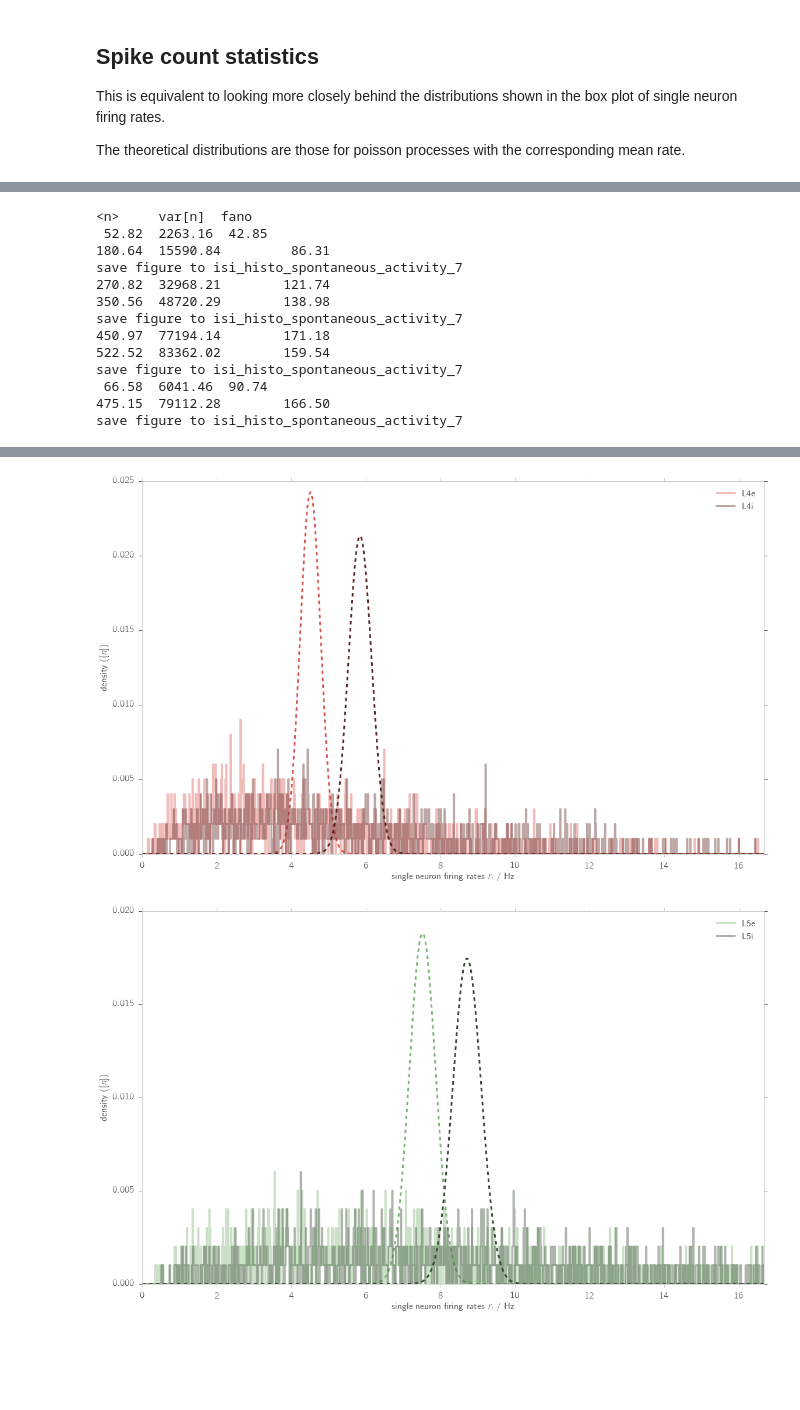
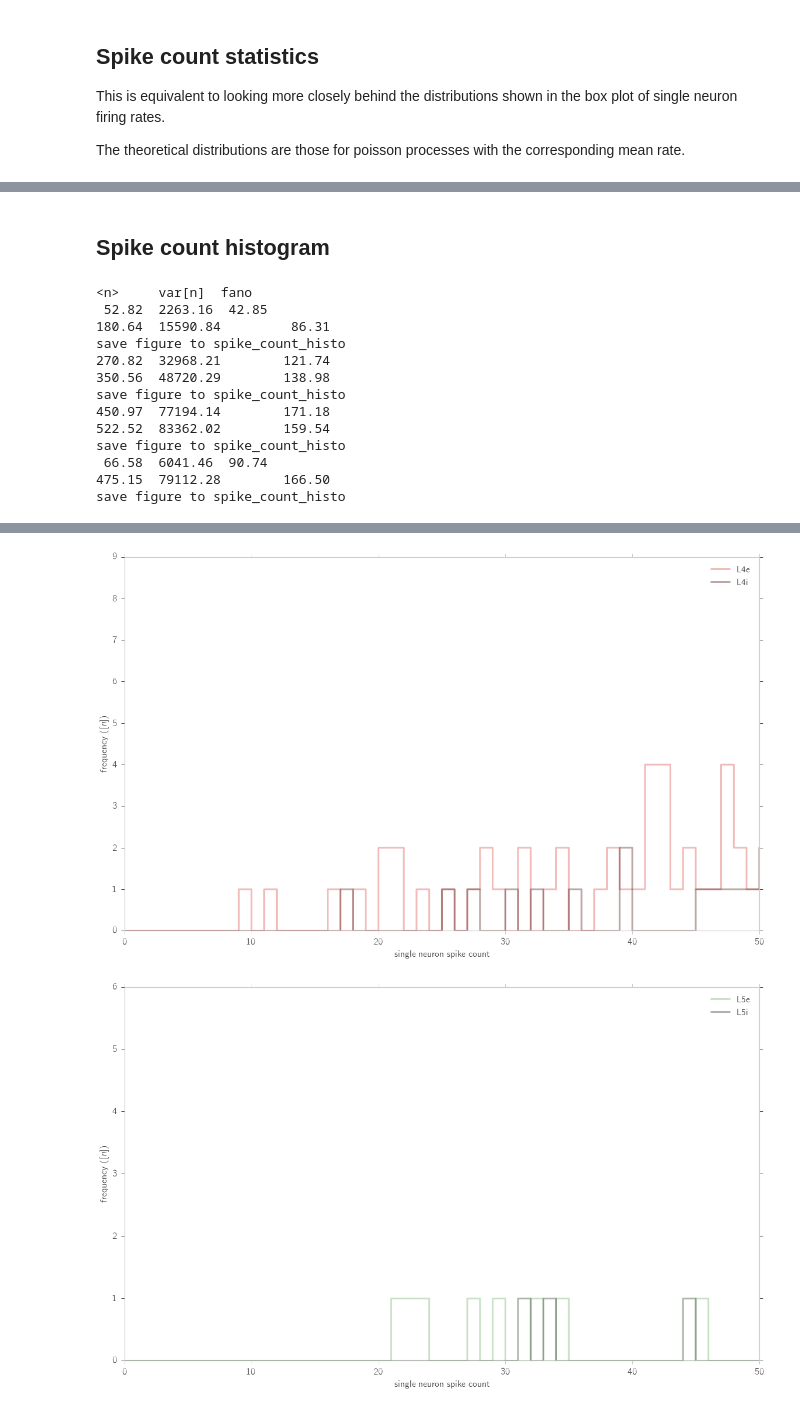
Before and after one commit to frschu/microcircuit, a Jupyter notebook: analysis/spike_count_statistics.ipynb, the cells around one changed output, grey strips where cells are left out. Cells and saved outputs as stored; diff of their text form; code cells hidden in the pictures; blank space fills up the shorter version.

```diff
--- a/analysis/spike_count_statistics.ipynb
+++ b/analysis/spike_count_statistics.ipynb
@@ -247,7 +226,7 @@ def plot_CV_ISI(ax, path_res_file, reverse_order=True):
         yticklabels = yticklabels[::-1]
     ylim = (0, n_populations)
 
-    ax.set_xlabel('CV of interspike intervals / Hz')
+    ax.set_xlabel('Mean CV of interspike intervals')
     ax.set_yticks(yticks)
     ax.set_yticklabels(yticklabels)
     ax.set_ylim(*ylim)
@@ -298,7 +277,8 @@ for i, sli in enumerate([False, True]):
 
     # Rates
     ax1 = hf.add_subplot(fig, n_rows_cols=(3, 2), index_row_col=(0, i), rowspan=1, colspan=1)
-    plot_rates(ax1, path_res_file, n_spikes_recorded=1000)
+    #plot_single_rates(ax1, path_res_file, n_spikes_recorded=1000)
+    plot_rates_mean(ax1, path_res_file)
     # CV of interspike interval (ISI)
     ax2 = hf.add_subplot(fig, n_rows_cols=(3, 2), index_row_col=(1, i), rowspan=1, colspan=1)
     plot_CV_ISI(ax2, path_res_file)
@@ -311,11 +291,12 @@ for i, sli in enumerate([False, True]):
 # Label subfigures
 plot_labels = list('ABCDEF')
 for ax, label in zip(fig.axes, plot_labels):
-    ax.text(-0.1, 1.15, label, transform=ax.transAxes,
+    ax.text(-0.02, 1.15, label, transform=ax.transAxes,
             fontsize=24, fontweight='bold', va='top', ha='right')
     # General rendering
 
     style.fixticks(ax)
+    ax.grid(False)
 
 fig_name = "spontaneous_activity"
 if save_fig:
@@ -341 +468,3 @@ path_res_file = os.path.join(data_path, res_file_name)
+# %% [markdown]
+## Spike count histogram
 # %%
@@ -385,7 +510,12 @@ for l, layer in enumerate(layers):
     x_max = 0
     for i, population in enumerate(populations):
         if population.startswith(layer):
-            ax.plot(bins / t_measure, hist_n_spikes[i] / np.sum(hist_n_spikes[i]),
+            # shift bins by one such that the 0th one is shown
+            hist_n_spikes_with_zero = np.zeros(hist_n_spikes[i].shape)
+            hist_n_spikes_with_zero[1:] = hist_n_spikes[i][:-1]
+            hist_n_spikes_with_zero[0] = hist_n_spikes_with_zero[1] # duplicate the 1st bin
+
+            ax.plot(bins, hist_n_spikes[i], # / np.sum(hist_n_spikes[i]),
                      linewidth=3., color=colors[i], alpha=0.4, drawstyle="steps", label=hf.rlbl(population))
 
 
@@ -396,25 +526,20 @@ for l, layer in enumerate(layers):
             print("{0:6.2f}\t{1:6.2f}\t{2:6.2f}".format(mean, var, fano_factor))
 
             # Plot expectations for poisson processes
-            ax.plot(bins / t_measure, gauss(bins, rate), "--",
-                     linewidth=3., color=colors[i], alpha=0.99)
+            #ax.plot(bins / t_measure, gauss(bins, rate), "--",
+            #         linewidth=3., color=colors[i], alpha=0.99)
 
-            # calc the upper xlim
-            new_x_max = mean + 2 * np.sqrt(mean)
-            if new_x_max > x_max:
-                x_max = new_x_max
 
-    #ax.set_xlim(0, x_max)
-    ax.set_ylabel('density $([n])$')
-    ax.set_xlabel('single neuron firing rates $r_i$ / Hz')
-    ax.set_xlim(0, 1000 / t_measure)
+    #ax.set_ylabel('density $([n])$')
+    ax.set_ylabel('frequency $([n])$')
+    #ax.set_xlabel('single neuron firing rates $r_i$ / Hz')
+    ax.set_xlabel('single neuron spike count')
+    ax.set_xlim(0, 50)# 1000 / t_measure)
     ax.legend(loc="best")
     ax.grid(False)
     style.fixticks(ax)
 
-    fig_name = "isi_histo_" + sim_spec
-
-    fig_name += "_" + str(i)
+    fig_name = "spike_count_histo"
     if save_fig:
         print("save figure to " + fig_name)
         fig.savefig(os.path.join(figure_path, fig_name + ".pdf"), format="pdf")
@@ -427,13 +552,13 @@ for l, layer in enumerate(layers):
 <n>     var[n]  fano
  52.82  2263.16  42.85
 180.64  15590.84         86.31
-save figure to isi_histo_spontaneous_activity_7
+save figure to spike_count_histo
 270.82  32968.21        121.74
 350.56  48720.29        138.98
-save figure to isi_histo_spontaneous_activity_7
+save figure to spike_count_histo
 450.97  77194.14        171.18
 522.52  83362.02        159.54
-save figure to isi_histo_spontaneous_activity_7
+save figure to spike_count_histo
  66.58  6041.46  90.74
 475.15  79112.28        166.50
-save figure to isi_histo_spontaneous_activity_7
+save figure to spike_count_histo
@@ -441,2 +566,2 @@ save figure to isi_histo_spontaneous_activity_7
-[figure, old version]
+[figure, new version]
-[figure, old version]
+[figure, new version]
```
Also changed, not shown: parts of 13 cells of this notebook, 32 other files.
